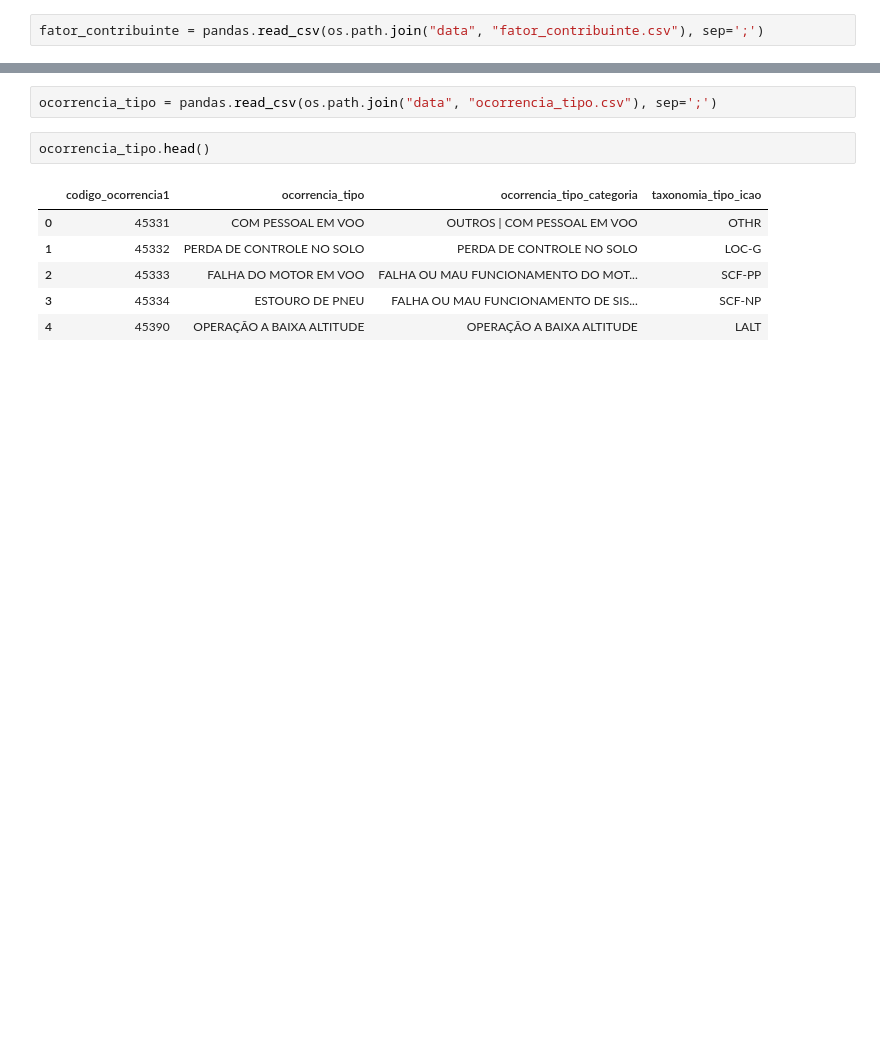
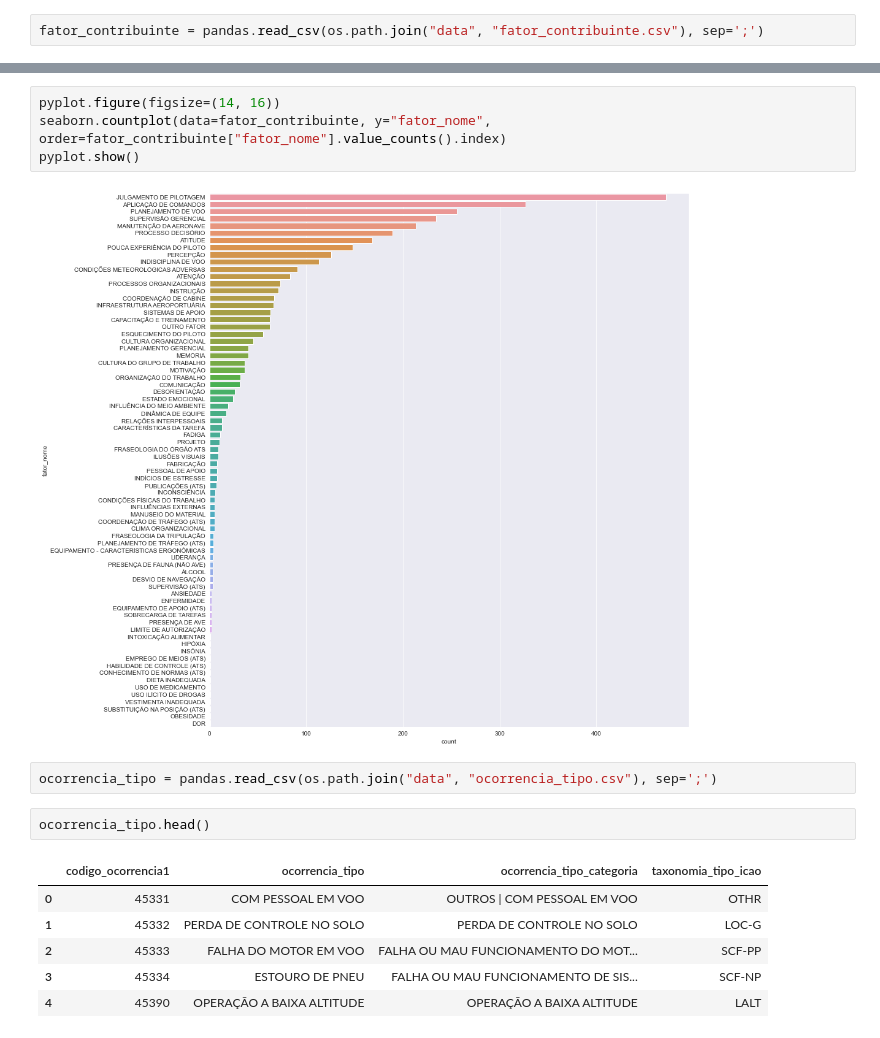
Before and after one commit to otavio-silva/A3Data---Teste-Pr-tico-Cientista-de-Dados-, a Jupyter notebook: notebook.ipynb, the cells around one changed output, grey strips where cells are left out. Saved outputs shown, nothing was run; the diff lists cells and outputs as text; blank space fills up the shorter version.

```diff
--- a/notebook.ipynb
+++ b/notebook.ipynb
@@ -121,3 +133,9 @@ fator_contribuinte.head()
+# %%
+pyplot.figure(figsize=(14, 16))
+seaborn.countplot(data=fator_contribuinte, y="fator_nome", order=fator_contribuinte["fator_nome"].value_counts().index)
+pyplot.show()
+# %% [output]
+[figure, added]
 # %%
 ocorrencia_tipo = pandas.read_csv(os.path.join("data", "ocorrencia_tipo.csv"), sep=';')
 # %%
```
Also changed, not shown: parts of 6 cells of this notebook.
